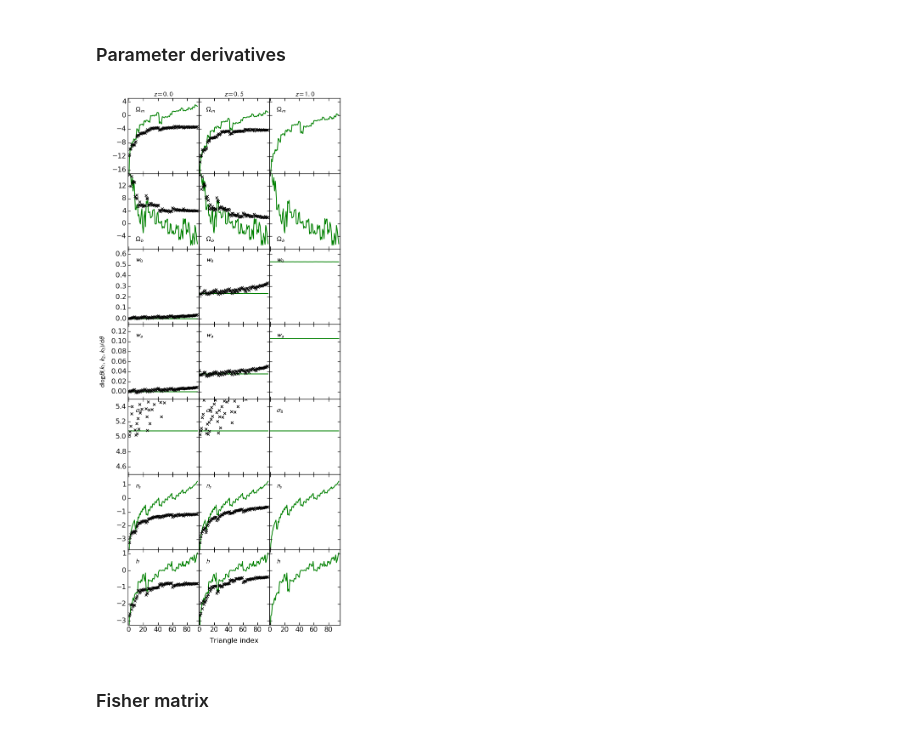
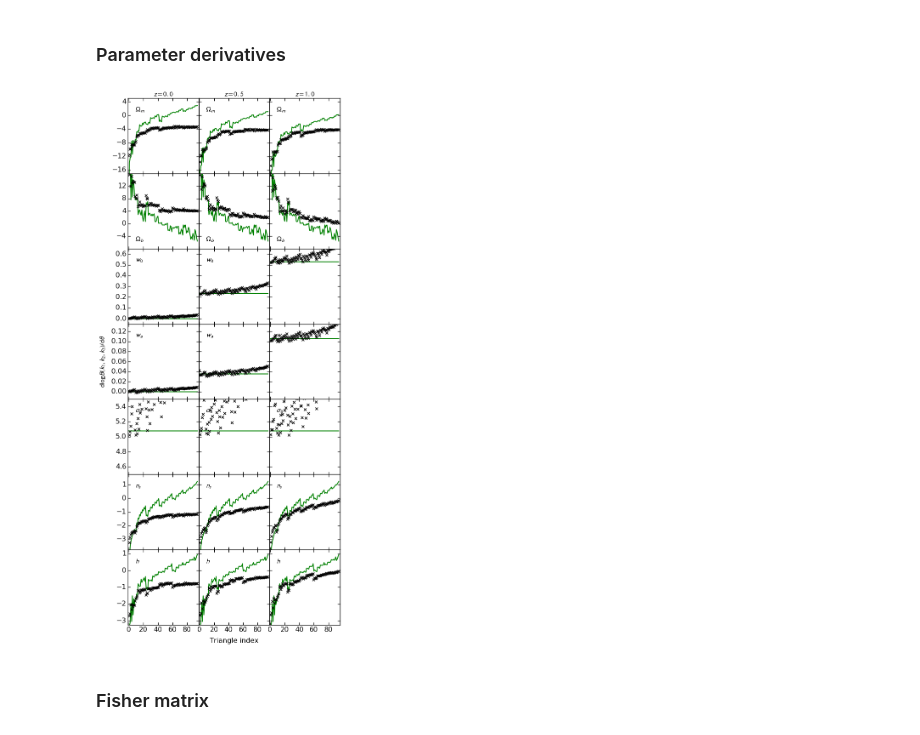
Before and after one commit to DonRegan/notebooks, a Jupyter notebook: ZBOX2 Measurements.ipynb, the cells around one changed output. Drawn from its saved outputs; the diff is of its cells as text; code cells hidden in the pictures.

```diff
--- a/ZBOX2 Measurements.ipynb
+++ b/ZBOX2 Measurements.ipynb
@@ -348,7 +353,7 @@ Bz10 = model_splines(gz10, ['BSpec'])
 # load data
 dlogB_z00 = loadtxt('./data/ZBOX3/BSpec/dlogB_kmax_0.3_dk_8kf_N512_z0.0.dat')
 dlogB_z05 = loadtxt('./data/ZBOX3/BSpec/dlogB_kmax_0.3_dk_8kf_N512_z0.52.dat')
-#dlogB_z10 = loadtxt('./data/ZBOX3/BSpec/dlogB_kmax_0.3_dk_8kf_N512_z1.0.dat')
+dlogB_z10 = loadtxt('./data/ZBOX3/BSpec/dlogB_kmax_0.3_dk_8kf_N512_z1.0.dat')
 
 # plotting
 f = plt.figure(figsize=(9,18))
@@ -394,35 +399,35 @@ for i in range(0,3):
                    horizontalalignment='left', verticalalignment='bottom', color='black',fontsize=16)
 for i in range(0,3):
     ax[12+i].set_ylim(4.5,5.5)
     #ax[12+i].set_yticks(arange(2,4.5,0.5))
     ax[12+i].annotate('$\sigma_8$', xy=(0.1,0.8), xycoords='axes fraction',
                    horizontalalignment='left', verticalalignment='bottom', color='black',fontsize=16)
 for i in range(0,3):
     ax[15+i].set_ylim(-3.75,1.75)
     ax[15+i].annotate('$n_s$', xy=(0.1,0.8), xycoords='axes fraction',
                    horizontalalignment='left', verticalalignment='bottom', color='black',fontsize=16)
 for i in range(0,3):
     ax[18+i].set_ylim(-3.25,1.25)
     ax[18+i].annotate('$h$', xy=(0.1,0.8), xycoords='axes fraction',
                    horizontalalignment='left', verticalalignment='bottom', color='black',fontsize=16)
 
 ax[0].set_title('$z=0.0$',fontsize=16)
 ax[1].set_title('$z=0.5$',fontsize=16)
 ax[2].set_title('$z=1.0$',fontsize=16)
 
 tri = arange(0,95)
 
 for i in range(0,7):
     ax[i*3].plot(tri, DBz00[0][i](tri)/Bz00[0](tri), lw=2, c='g')
     ax[i*3+1].plot(tri, DBz05[0][i](tri)/Bz05[0](tri), lw=2, c='g')
     ax[i*3+2].plot(tri, DBz10[0][i](tri)/Bz10[0](tri), lw=2, c='g')
     ax[i*3].plot(tri, dlogB_z00[:,i], 'x', lw=2, mew=1.5, c='black')
     ax[i*3+1].plot(tri, dlogB_z05[:,i], 'x', lw=2, mew=1.5, c='black')
-    #ax[i*3+2].plot(tri, dlogB_z10[:,i], 'x', lw=2, mew=1.5, c='black')
+    ax[i*3+2].plot(tri, dlogB_z10[:,i], 'x', lw=2, mew=1.5, c='black')
 
 plt.subplots_adjust(left=0.15, right=0.92, top=0.98, bottom=0.025, wspace=0.0, hspace=0.0)
 # %% [output]
-[figure, old version]
+[figure, new version]
 # %% [markdown]
 ### Fisher matrix
 # %%
```
Also changed, not shown: parts of 4 cells of this notebook.
